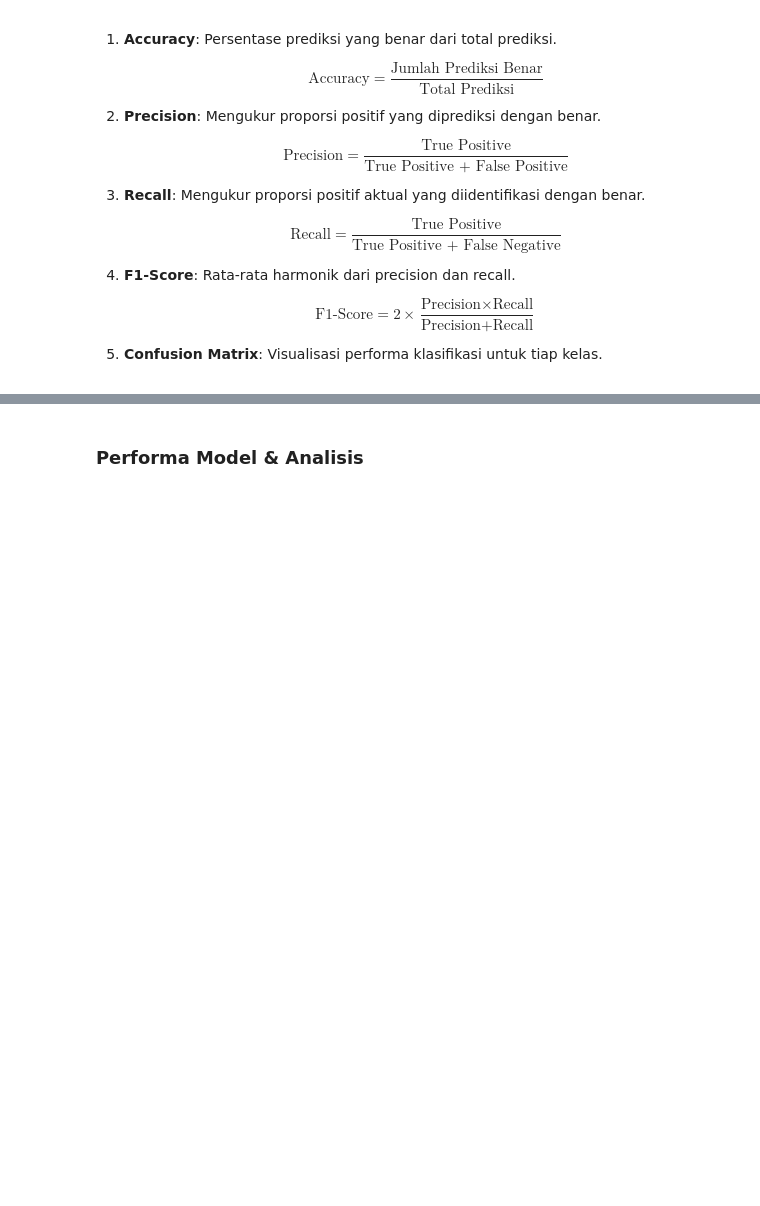
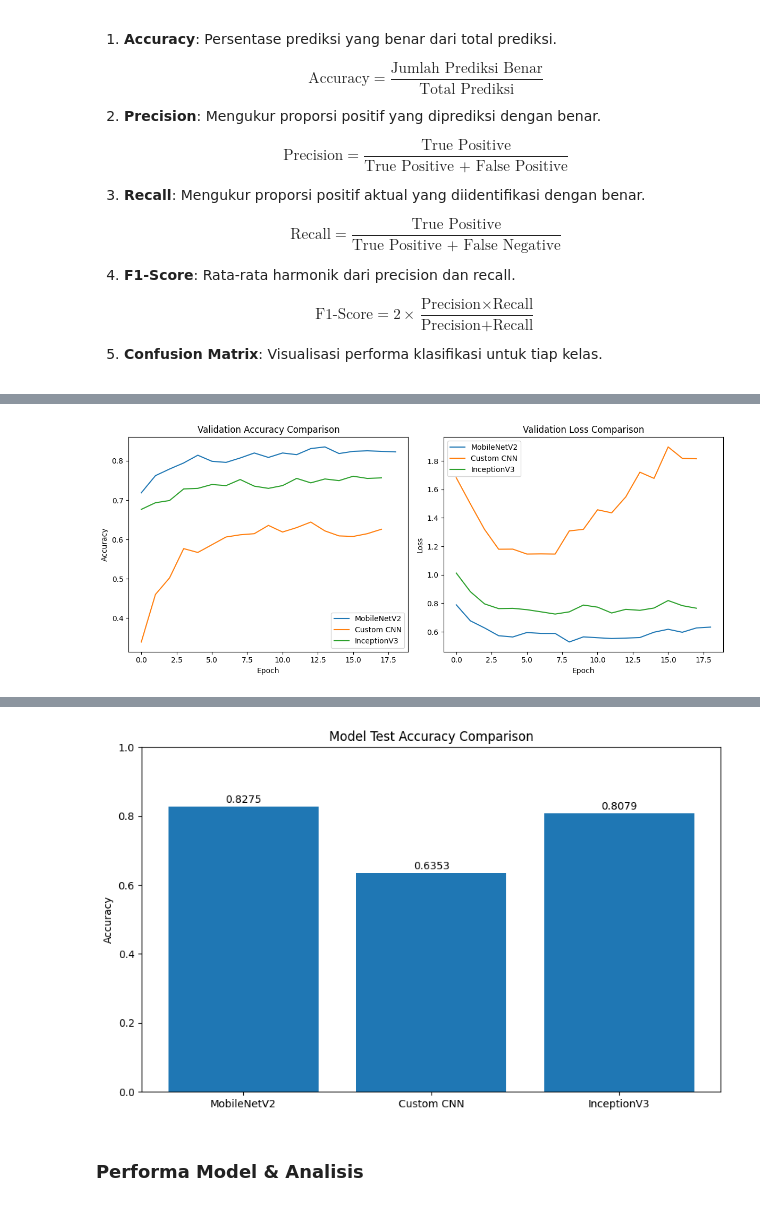
Before and after one commit to RazerArdi/GreenSort---Intelligent-Waste-Classification-System, a Jupyter notebook: CapstoneDBS.ipynb, the cells around one changed output, grey strips where cells are left out. Cells and saved outputs as stored; diff of their text form; code cells hidden in the pictures; blank space fills up the shorter version.

```diff
--- a/CapstoneDBS.ipynb
+++ b/CapstoneDBS.ipynb
@@ -661,0 +860,50 @@ Miscellaneous Trash       0.77      0.65      0.71        74
+# %%
+# Perbandingan model (MobileNetV2, Custom CNN, dan InceptionV3)
+plt.figure(figsize=(12, 5))
+
+# Accuracy comparison
+plt.subplot(1, 2, 1)
+plt.plot(history.history['val_accuracy'], label='MobileNetV2')
+plt.plot(custom_history.history['val_accuracy'], label='Custom CNN')
+plt.plot(inception_history.history['val_accuracy'], label='InceptionV3')
+plt.title('Validation Accuracy Comparison')
+plt.xlabel('Epoch')
+plt.ylabel('Accuracy')
+plt.legend()
+
+# Loss comparison
+plt.subplot(1, 2, 2)
+plt.plot(history.history['val_loss'], label='MobileNetV2')
+plt.plot(custom_history.history['val_loss'], label='Custom CNN')
+plt.plot(inception_history.history['val_loss'], label='InceptionV3')
+plt.title('Validation Loss Comparison')
+plt.xlabel('Epoch')
+plt.ylabel('Loss')
+plt.legend()
+
+plt.tight_layout()
+plt.show()
+
+# Perbandingan akurasi pada test set
+models = {
+    'MobileNetV2': model,
+    'Custom CNN': custom_model,
+    'InceptionV3': inception_model
+}
+
+test_accuracies = {}
+for name, model in models.items():
+    _, accuracy = model.evaluate(test_ds)
+    test_accuracies[name] = accuracy
+
+# Visualisasi perbandingan akurasi
+plt.figure(figsize=(10, 6))
+plt.bar(test_accuracies.keys(), test_accuracies.values())
+plt.title('Model Test Accuracy Comparison')
+plt.ylabel('Accuracy')
+plt.ylim([0, 1])
+for i, (name, acc) in enumerate(test_accuracies.items()):
+    plt.text(i, acc+0.01, f'{acc:.4f}', ha='center')
+plt.show()
+# %% [output]
+[figure, added]
@@ -662,3 +918,4 @@ Miscellaneous Trash       0.77      0.65      0.71        74
+[figure, added]
 # %% [markdown]
 ### Performa Model & Analisis
 # %% [markdown]
```
Also changed, not shown: parts of 15 cells of this notebook, 26 other files.
